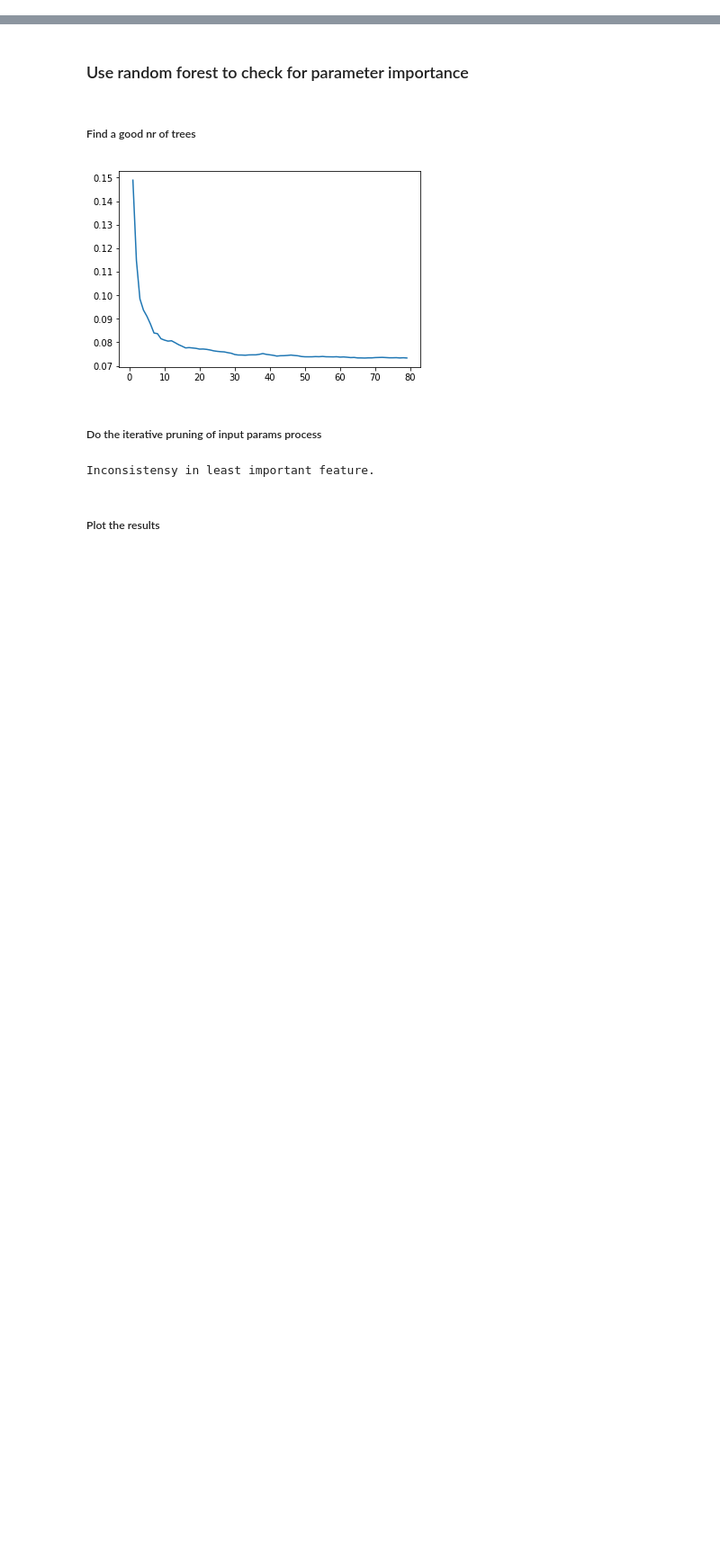
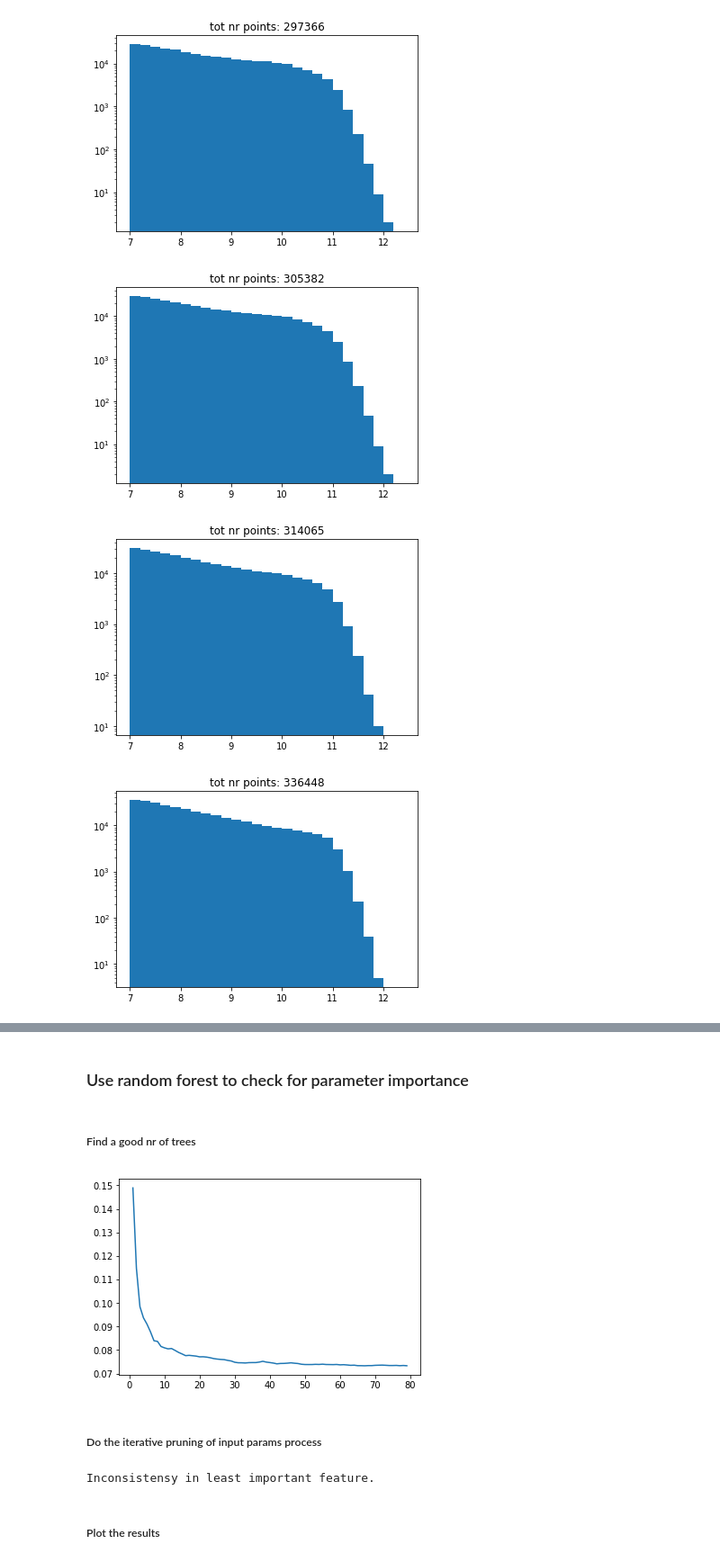
Before and after one commit to magnus-lindstrom/masters-project-galaxy-formation, a Jupyter notebook: code/non_network_notebooks/analyse_data.ipynb, the cells around one changed output, grey strips where cells are left out. Shown at 90% size. Drawn from its saved outputs; the diff is of its cells as text; code cells hidden in the pictures; blank space fills up the shorter version.

```diff
--- a/code/non_network_notebooks/analyse_data.ipynb
+++ b/code/non_network_notebooks/analyse_data.ipynb
@@ -57,0 +50,33 @@ plt.show()
+# %%
+redshifts = [0,.1,.2,.5,1,2,3,4,6,8]
+# galaxies, data_keys = load_galfiles(redshifts=redshifts, equal_numbers=False)
+training_data_dict = divide_train_data(galaxies, data_keys, network_args, redshifts, outputs_to_weigh=outputs_to_weigh,
+                                       weigh_by_redshift=weigh_by_redshift, total_set_size=tot_nr_points,
+                                       train_frac=train_frac, val_frac=val_frac,
+                                       test_frac=test_frac, emerge_targets=True)
+
+
+
+# galaxies, data_keys = load_single_galfile(redshift=0)
+# print(data_keys)
+
+# print(np.isnan(galaxies[:, data_keys['Halo_mass']]).any())
+# print(np.isinf(galaxies[:, data_keys['Halo_mass']]).any())
+
+#     plt.xscale('log')
+for redshift in redshifts:
+
+
+#     relevant_inds = galaxies[:, data_keys['Redshift']] == redshift
+#     plt.hist(galaxies[relevant_inds, data_keys['Stellar_mass']], bins=np.arange(7, 12.5, 0.2), density=False, log=True)
+
+    relevant_inds = training_data_dict['data_redshifts']['train_data'] == redshift
+    plt.hist(training_data_dict['y_train'][relevant_inds, 0], bins=np.arange(7, 12.5, 0.2), density=False, log=True)
+
+    plt.title('tot nr points: {:d}'.format(np.sum(relevant_inds)))
+    plt.show()
+# %% [output]
+[figure, added]
+[figure, added]
+[figure, added]
+[figure, added]
```
Also changed, not shown: parts of 7 cells of this notebook, 7 other files.
